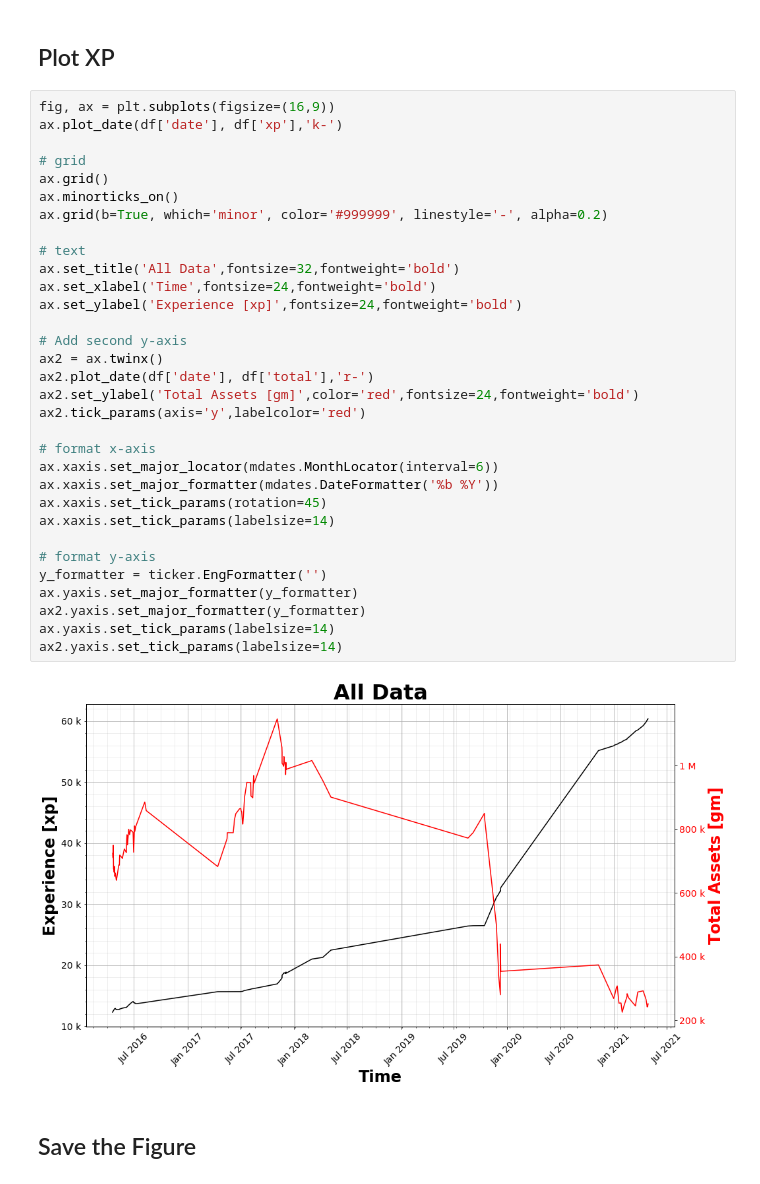
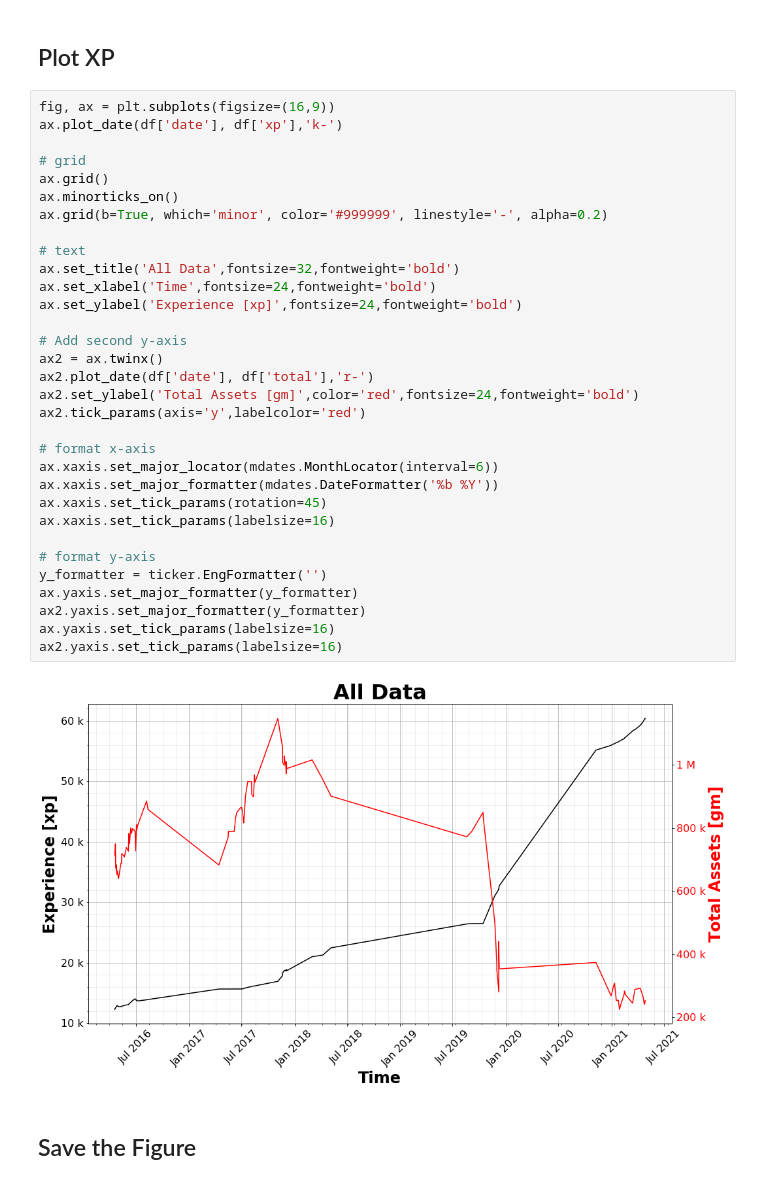
Before and after one commit to KasparJohannesSchneider/FreewarStats, a Jupyter notebook: analysis.ipynb, the cells around one changed output. Saved outputs shown, nothing was run; the diff lists cells and outputs as text.

Commit message:
made tick labels larger

```diff
--- a/analysis.ipynb
+++ b/analysis.ipynb
@@ -29,37 +29,37 @@ df = pd.read_csv(csv_path, parse_dates=['date'], date_parser=csv_date_parser)
 # %%
 fig, ax = plt.subplots(figsize=(16,9))
 ax.plot_date(df['date'], df['xp'],'k-')
 
 # grid
 ax.grid()
 ax.minorticks_on()
 ax.grid(b=True, which='minor', color='#999999', linestyle='-', alpha=0.2)
 
 # text
 ax.set_title('All Data',fontsize=32,fontweight='bold')
 ax.set_xlabel('Time',fontsize=24,fontweight='bold')
 ax.set_ylabel('Experience [xp]',fontsize=24,fontweight='bold')
 
 # Add second y-axis
 ax2 = ax.twinx()
 ax2.plot_date(df['date'], df['total'],'r-')
 ax2.set_ylabel('Total Assets [gm]',color='red',fontsize=24,fontweight='bold')
 ax2.tick_params(axis='y',labelcolor='red')
 
 # format x-axis
 ax.xaxis.set_major_locator(mdates.MonthLocator(interval=6))
 ax.xaxis.set_major_formatter(mdates.DateFormatter('%b %Y'))
 ax.xaxis.set_tick_params(rotation=45)
-ax.xaxis.set_tick_params(labelsize=14)
+ax.xaxis.set_tick_params(labelsize=16)
 
 # format y-axis
 y_formatter = ticker.EngFormatter('')
 ax.yaxis.set_major_formatter(y_formatter)
 ax2.yaxis.set_major_formatter(y_formatter)
-ax.yaxis.set_tick_params(labelsize=14)
-ax2.yaxis.set_tick_params(labelsize=14)
+ax.yaxis.set_tick_params(labelsize=16)
+ax2.yaxis.set_tick_params(labelsize=16)
 # %% [output]
-[figure, old version]
+[figure, new version]
 # %% [markdown]
 ## Save the Figure
 # %%
```
Also changed, not shown: parts of 2 cells of this notebook, 6 other files.
